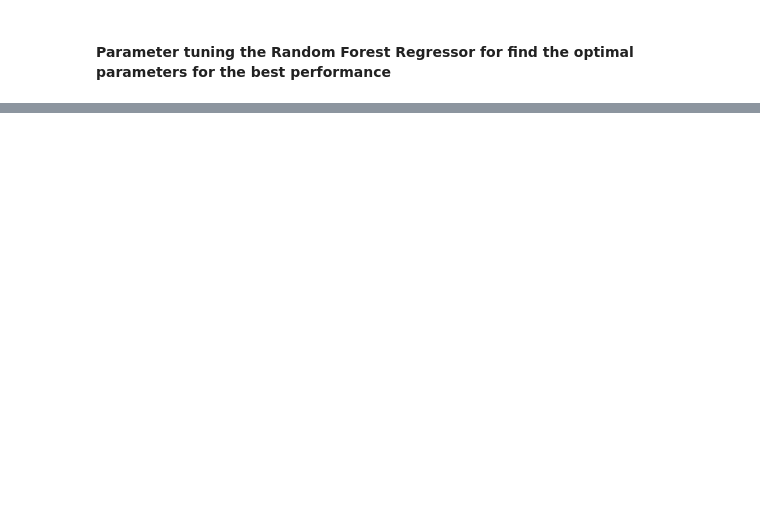
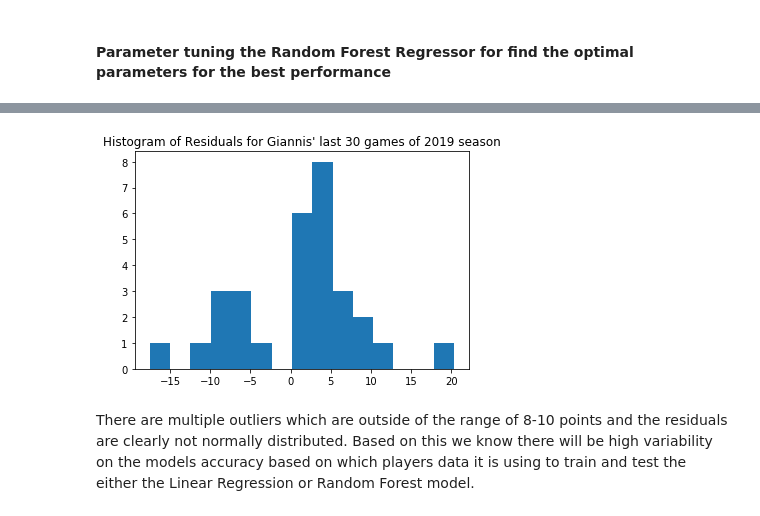
Before and after one commit to thabanenm/Capstone-Project-2, a Jupyter notebook: Capstone Project 2 - Extended Modeling.ipynb, the cells around one changed output, grey strips where cells are left out. Saved outputs shown, nothing was run; the diff lists cells and outputs as text; code cells hidden in the pictures; blank space fills up the shorter version.

```diff
--- a/Capstone Project 2 - Extended Modeling.ipynb
+++ b/Capstone Project 2 - Extended Modeling.ipynb
@@ -127,0 +261,9 @@ residuals = y_actual - y_pred_best
+# %%
+residuals = Y_actual_ga - y_pred_best_ga
+plt.title("Histogram of Residuals for Giannis' last 30 games of 2019 season")
+plt.hist(residuals, bins=15)
+plt.show()
+# %% [output]
+[figure, added]
+# %% [markdown]
+There are multiple outliers which are outside of the range of 8-10 points and the residuals are clearly not normally distributed. Based on this we know there will be high variability on the models accuracy based on which players data it is using to train and test the either the Linear Regression or Random Forest model.
```
Also changed, not shown: parts of 29 cells of this notebook.
